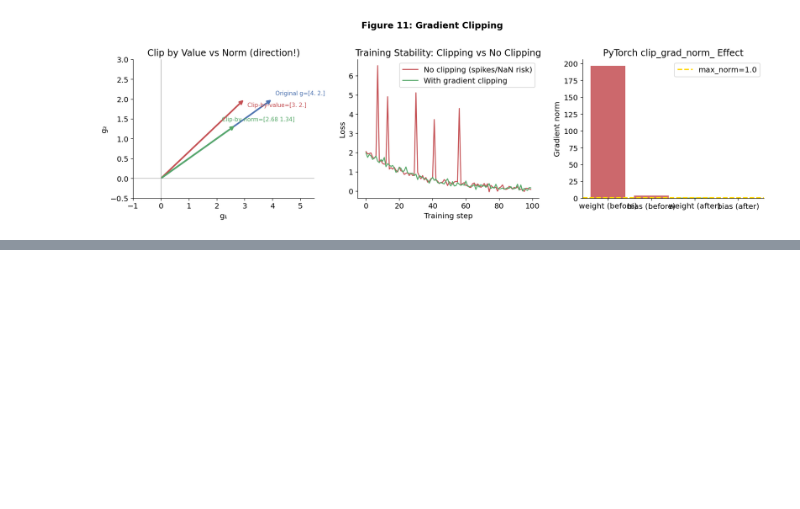
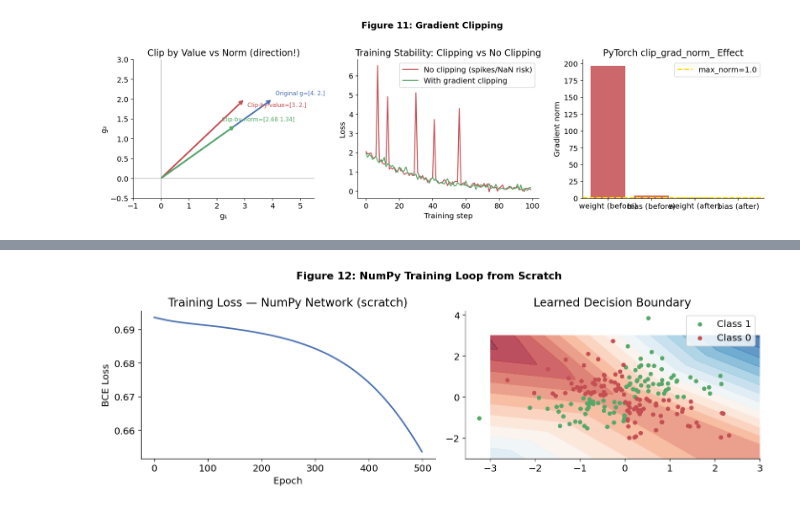
Before and after one commit to Lmalviya/deeplearning, a Jupyter notebook: notes/02_training_loss_backprop.ipynb, the cells around one changed output, grey strips where cells are left out. Drawn from its saved outputs; the diff is of its cells as text; code cells hidden in the pictures; blank space fills up the shorter version.

```diff
--- a/notes/02_training_loss_backprop.ipynb
+++ b/notes/02_training_loss_backprop.ipynb
@@ -2390,0 +1593,84 @@ for epoch in range(5):
+# %%
+import numpy as np
+import matplotlib.pyplot as plt
+
+np.random.seed(42)
+
+# ── Dataset: XOR-like problem ──────────────────────────────
+N = 200
+X = np.random.randn(N, 2)
+Y = ((X[:,0] * X[:,1]) > 0).astype(float).reshape(-1, 1)
+
+def sigmoid(z):     return 1 / (1 + np.exp(-z))
+def sigmoid_d(z):   return sigmoid(z) * (1 - sigmoid(z))
+def relu(z):        return np.maximum(0, z)
+def relu_d(z):      return (z > 0).astype(float)
+def bce(yhat, y):   return -np.mean(y*np.log(yhat+1e-9) + (1-y)*np.log(1-yhat+1e-9))
+
+# ── Weight initialisation ────────────────────────────────
+n_in, n_h, n_out = 2, 4, 1
+W1 = np.random.randn(n_h, n_in)  * 0.1
+b1 = np.zeros((n_h, 1))
+W2 = np.random.randn(n_out, n_h) * 0.1
+b2 = np.zeros((n_out, 1))
+lr = 0.05
+
+loss_history = []
+
+# ── Training loop ────────────────────────────────────────
+for epoch in range(500):
+    # ─ Forward pass ─
+    Z1 = W1 @ X.T + b1               # (4, N)
+    A1 = relu(Z1)                    # (4, N)
+    Z2 = W2 @ A1 + b2                # (1, N)
+    A2 = sigmoid(Z2)                 # (1, N)  = ŷ
+
+    loss = bce(A2, Y.T)
+    loss_history.append(loss)
+
+    # ─ Backward pass ─
+    dL_dA2 = -(Y.T / (A2+1e-9) - (1-Y.T)/(1-A2+1e-9)) / N  # (1, N)
+    dL_dZ2 = dL_dA2 * sigmoid_d(Z2)                           # (1, N)
+    dL_dW2 = dL_dZ2 @ A1.T                                    # (1, 4)
+    dL_db2 = dL_dZ2.sum(axis=1, keepdims=True)                # (1, 1)
+
+    dL_dA1 = W2.T @ dL_dZ2                                    # (4, N)
+    dL_dZ1 = dL_dA1 * relu_d(Z1)                              # (4, N)
+    dL_dW1 = dL_dZ1 @ X                                       # (4, 2)
+    dL_db1 = dL_dZ1.sum(axis=1, keepdims=True)                # (4, 1)
+
+    # ─ Optimizer step (SGD) ─
+    W2 -= lr * dL_dW2
+    b2 -= lr * dL_db2
+    W1 -= lr * dL_dW1
+    b1 -= lr * dL_db1
+
+# ── Results ──────────────────────────────────────────────
+predictions = (A2 > 0.5).flatten()
+accuracy    = np.mean(predictions == Y.flatten())
+print(f"Final loss: {loss_history[-1]:.4f}")
+print(f"Final accuracy: {accuracy*100:.1f}%")
+
+# ── Plot ─────────────────────────────────────────────────
+fig, axes = plt.subplots(1, 2, figsize=(12, 4))
+
+axes[0].plot(loss_history, color='#4C72B0', lw=2)
+axes[0].set_xlabel('Epoch'); axes[0].set_ylabel('BCE Loss')
+axes[0].set_title('Training Loss — NumPy Network (scratch)')
+
+# Decision boundary
+xx, yy = np.meshgrid(np.linspace(-3,3,100), np.linspace(-3,3,100))
+grid = np.c_[xx.ravel(), yy.ravel()]
+Z1g = W1 @ grid.T + b1
+A1g = relu(Z1g)
+Z2g = W2 @ A1g + b2
+probs = sigmoid(Z2g).reshape(xx.shape)
+axes[1].contourf(xx, yy, probs, levels=20, cmap='RdBu', alpha=0.75)
+axes[1].scatter(X[Y.flatten()==1,0], X[Y.flatten()==1,1], c='#55A868', s=20, label='Class 1')
+axes[1].scatter(X[Y.flatten()==0,0], X[Y.flatten()==0,1], c='#C44E52', s=20, label='Class 0')
+axes[1].set_title('Learned Decision Boundary'); axes[1].legend()
+
+plt.suptitle('Figure 12: NumPy Training Loop from Scratch', fontsize=13, fontweight='bold')
+plt.tight_layout()
+plt.show()
+# %% [output]
@@ -2390,0 +1679 @@ for epoch in range(5):
+[figure, added]
```
Also changed, not shown: parts of 19 cells of this notebook.
